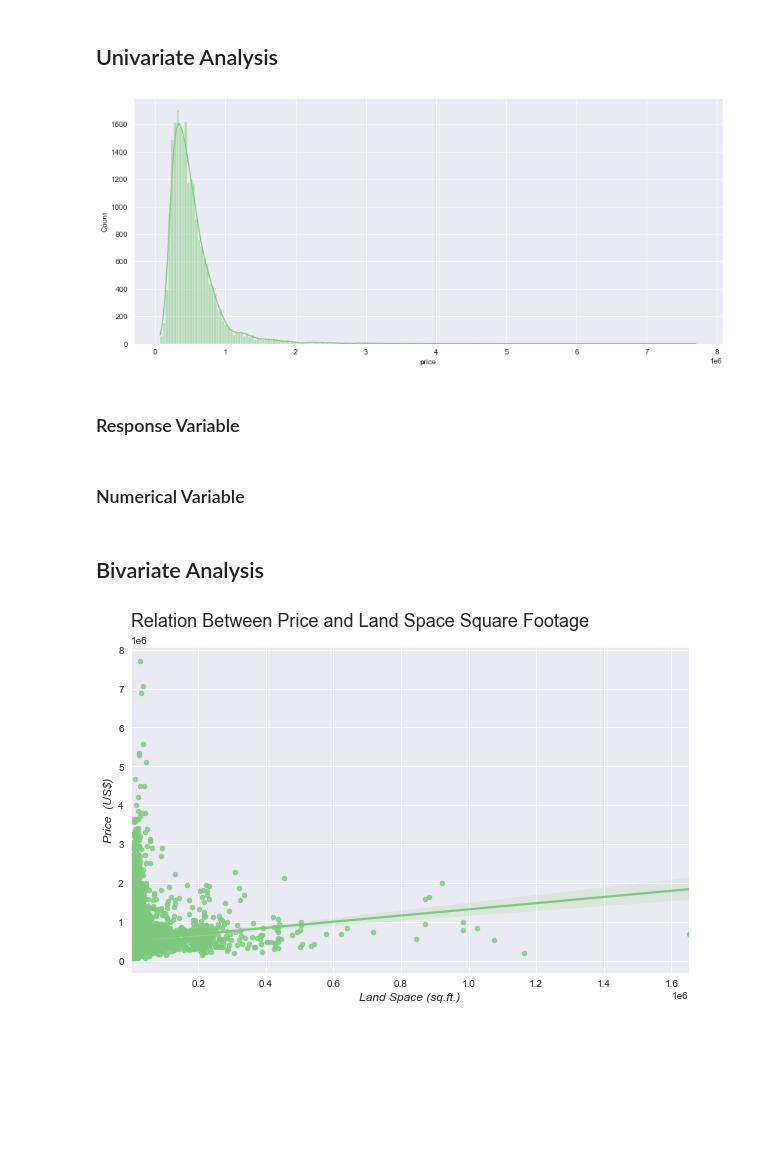
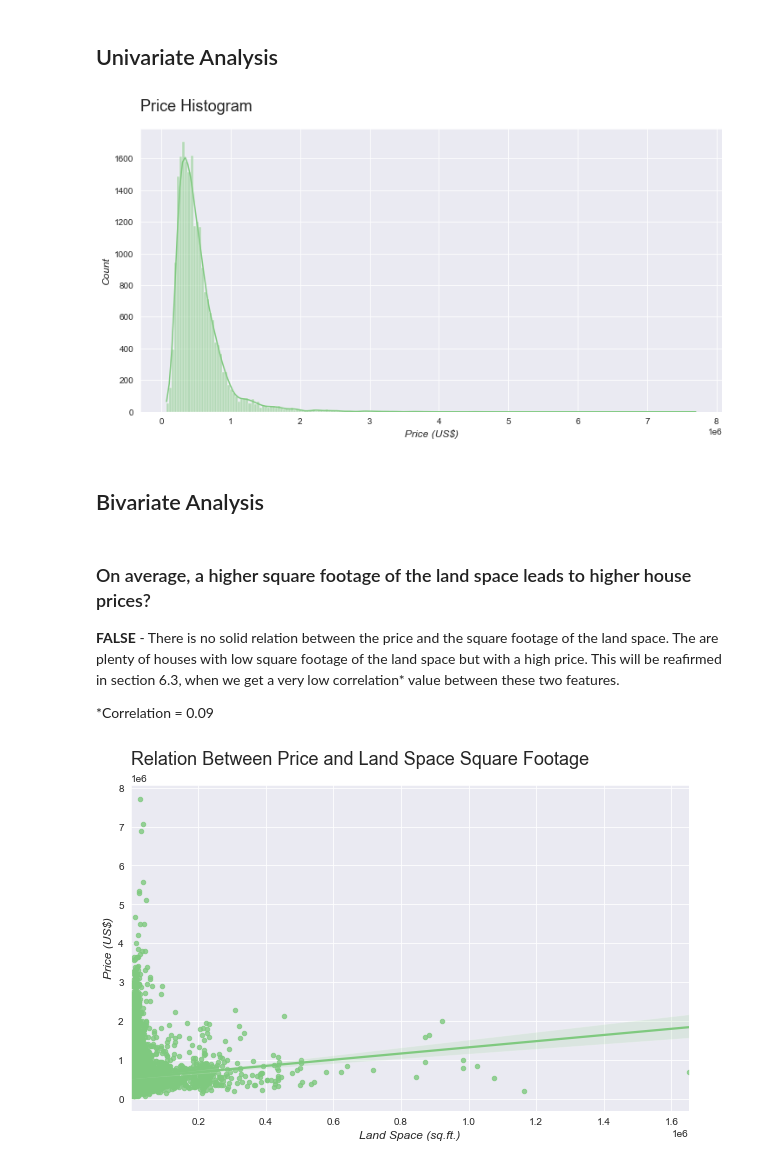
Before and after one commit to rodrigomm92/king_county_house_sales, a Jupyter notebook: insight_project_kc_houses.ipynb, the cells around one changed output. Saved outputs shown, nothing was run; the diff lists cells and outputs as text; code cells hidden in the pictures; blank space fills up the shorter version.

Commit message:
adding image folder. adding banner on readme. completing the comments about the question and hypothesis

```diff
--- a/insight_project_kc_houses.ipynb
+++ b/insight_project_kc_houses.ipynb
@@ -142,29 +145,35 @@ aux2 = df_raw[df_raw['bedrooms'] < 33 ]
 # %%
 # Creating feature 'renovated'
-aux2.insert(len(aux2.columns), 'renovated', aux2.loc[:,'yr_renovated'].apply(lambda x: 1 if x > 0 else 0))
+aux2.insert(len(aux2.columns), 'renovated',
+            aux2.loc[:, 'yr_renovated'].apply(lambda x: 1 if x > 0 else 0))
 
 # Creating feature year_month
-aux2.insert(len(aux2.columns), 'year_month', aux2.loc[:,'date'].dt.strftime('%Y-%m'))
+aux2.insert(len(aux2.columns), 'year_month',
+            aux2.loc[:, 'date'].dt.strftime('%Y-%m'))
 
 # Creating feature year_week
-aux2.insert(len(aux2.columns), 'year_week', aux2.loc[:,'date'].dt.strftime('%Y-%U'))
+aux2.insert(len(aux2.columns), 'year_week',
+            aux2.loc[:, 'date'].dt.strftime('%Y-%U'))
 
 # creating feature sqft_ratio
-aux2.insert(len(aux2.columns), 'sqft_ratio', aux2.loc[:,'sqft_living'] / aux2.loc[:,'sqft_living15'])
+aux2.insert(len(aux2.columns), 'sqft_ratio',
+            aux2.loc[:, 'sqft_living'] / aux2.loc[:, 'sqft_living15'])
 # %% [markdown]
 # EXPLORATORY DATA ANALYSIS
 # %% [markdown]
 ## Univariate Analysis
 # %%
-plt.figure( figsize=(14, 6) )
-ax = sns.histplot(data = aux2['price'], kde=True, bins=200)
+plt.figure(figsize=(12, 6))
+ax1 = sns.histplot(data=aux2['price'], kde=True, bins=200)
+std_font(ax1, 'Price Histogram', 'Price (US$)', 'Count')
 # %% [output]
-[figure, old version]
+[figure, new version]
-# %% [markdown]
-### Response Variable
-# %% [markdown]
-### Numerical Variable
 # %% [markdown]
 ## Bivariate Analysis
+# %% [markdown]
+### On average, a higher square footage of the land space leads to higher house prices?
+**FALSE** - There is no solid relation between the price and the square footage of the land space. The are plenty of houses with low square footage of the land space but with a high price. This will be reafirmed in section 6.3, when we get a very low correlation* value between these two features.
+
+*Correlation = 0.09
 # %%
 # 1)
```
Also changed, not shown: parts of 39 cells of this notebook, 2 other files.
